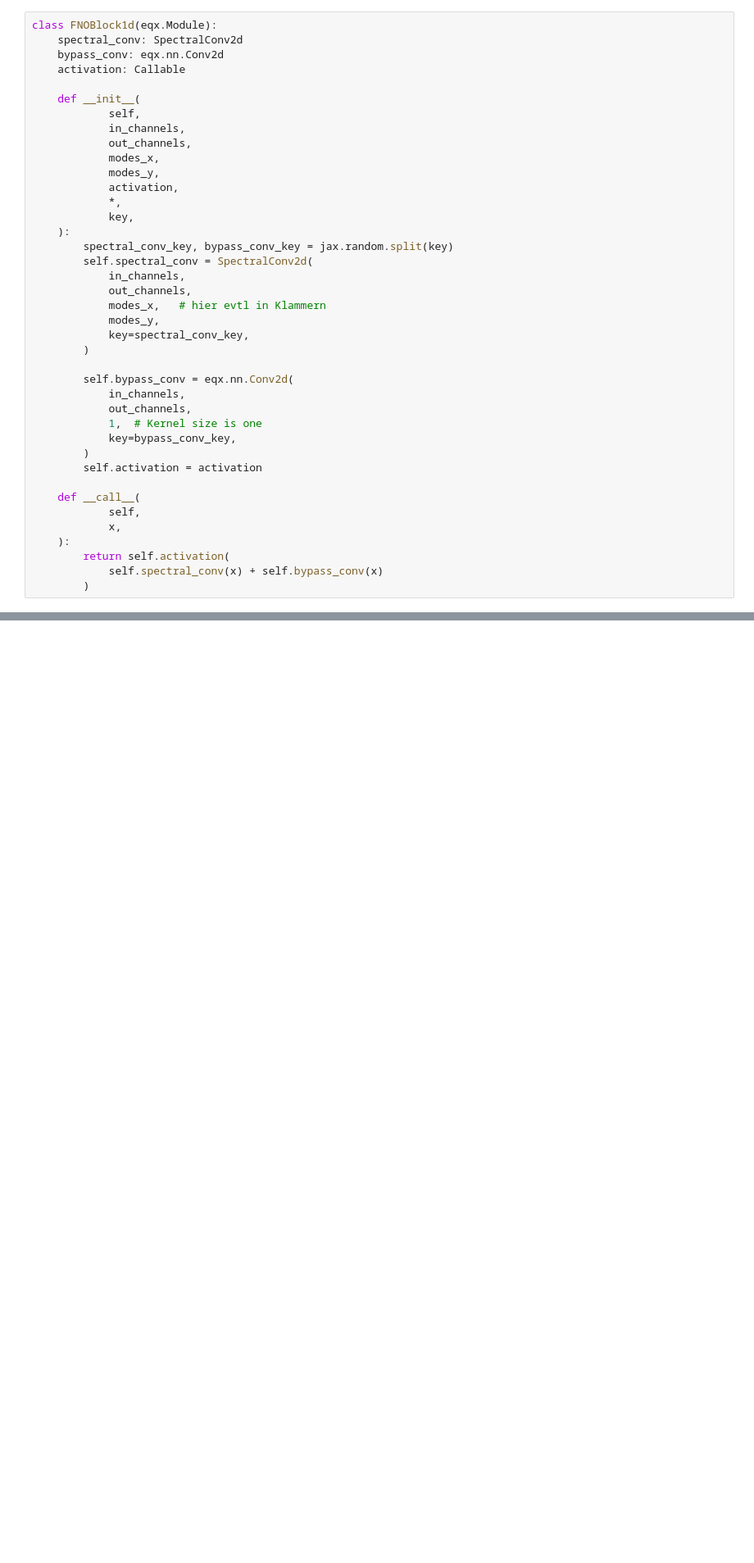
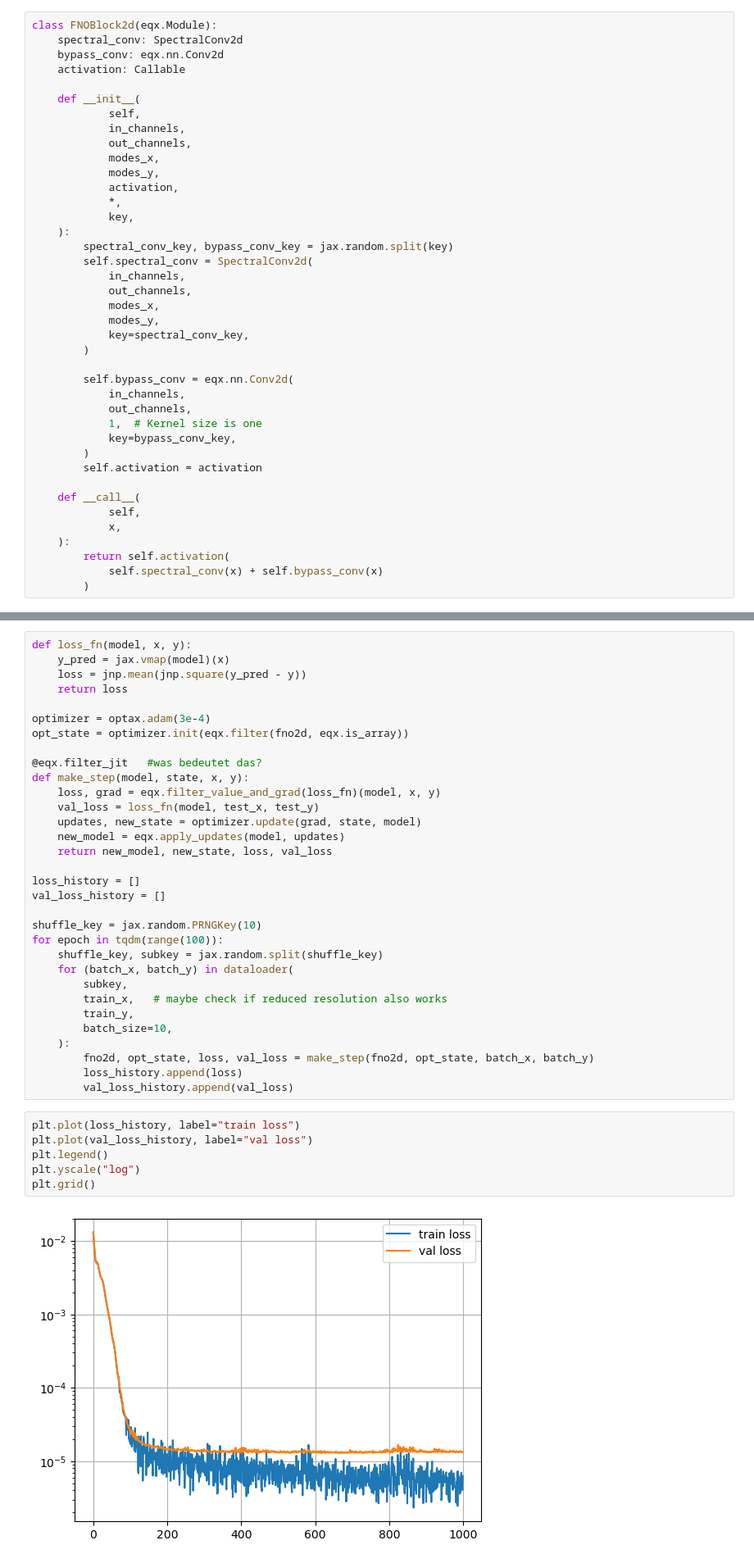
Before and after one commit to RuneRost/RadiativeTransfer, a Jupyter notebook: data2d_with_FNO2d.ipynb, the cells around one changed output, grey strips where cells are left out. Shown at 82% size. Cells and saved outputs as stored; diff of their text form; blank space fills up the shorter version.

Commit message:
trained net on data

```diff
--- a/data2d_with_FNO2d.ipynb
+++ b/data2d_with_FNO2d.ipynb
@@ -71,7 +80,7 @@ class SpectralConv2d(eqx.Module):
 
         return out
 # %%
-class FNOBlock1d(eqx.Module):
+class FNOBlock2d(eqx.Module):
     spectral_conv: SpectralConv2d
     bypass_conv: eqx.nn.Conv2d
     activation: Callable
@@ -90,7 +99,7 @@ class FNOBlock1d(eqx.Module):
         self.spectral_conv = SpectralConv2d(
             in_channels,
             out_channels,
-            modes_x,   # hier evtl in Klammern
+            modes_x,
             modes_y,
             key=spectral_conv_key,
         )
@@ -170,0 +421,40 @@ class FNO1d(eqx.Module):
+# %%
+def loss_fn(model, x, y):
+    y_pred = jax.vmap(model)(x)
+    loss = jnp.mean(jnp.square(y_pred - y))
+    return loss
+
+optimizer = optax.adam(3e-4)
+opt_state = optimizer.init(eqx.filter(fno2d, eqx.is_array))
+
+@eqx.filter_jit   #was bedeutet das?
+def make_step(model, state, x, y):
+    loss, grad = eqx.filter_value_and_grad(loss_fn)(model, x, y)
+    val_loss = loss_fn(model, test_x, test_y)
+    updates, new_state = optimizer.update(grad, state, model)
+    new_model = eqx.apply_updates(model, updates)
+    return new_model, new_state, loss, val_loss
+
+loss_history = []
+val_loss_history = []
+
+shuffle_key = jax.random.PRNGKey(10)
+for epoch in tqdm(range(100)):
+    shuffle_key, subkey = jax.random.split(shuffle_key)
+    for (batch_x, batch_y) in dataloader(
+        subkey,
+        train_x,   # maybe check if reduced resolution also works
+        train_y,
+        batch_size=10,
+    ):
+        fno2d, opt_state, loss, val_loss = make_step(fno2d, opt_state, batch_x, batch_y)
+        loss_history.append(loss)
+        val_loss_history.append(val_loss)
+# %%
+plt.plot(loss_history, label="train loss")
+plt.plot(val_loss_history, label="val loss")
+plt.legend()
+plt.yscale("log")
+plt.grid()
+# %% [output]
+[figure, added]
```
Also changed, not shown: parts of 15 cells of this notebook.
